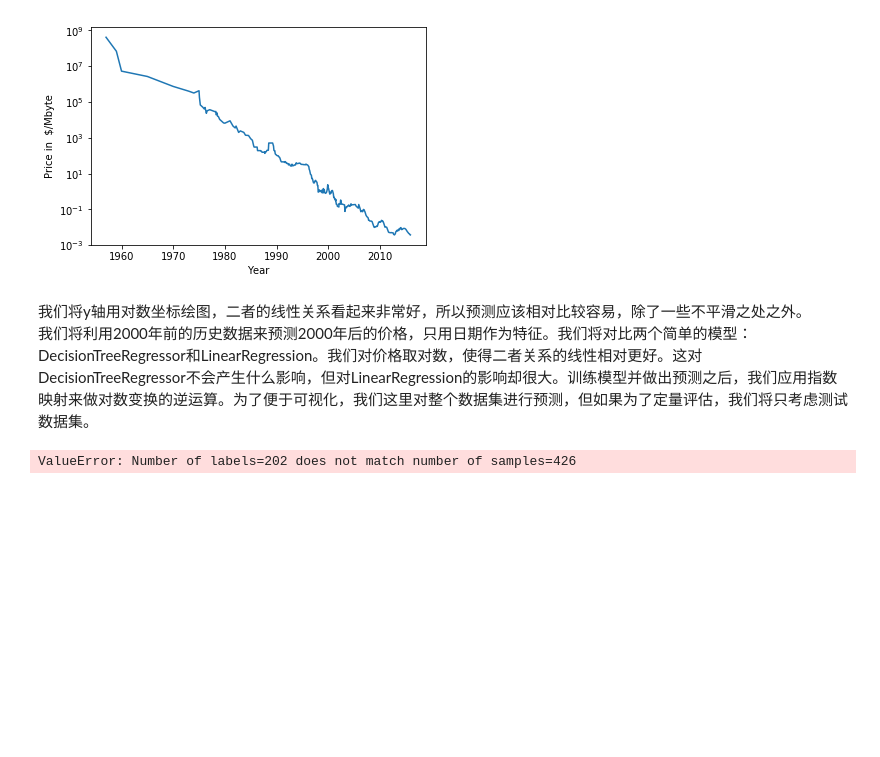
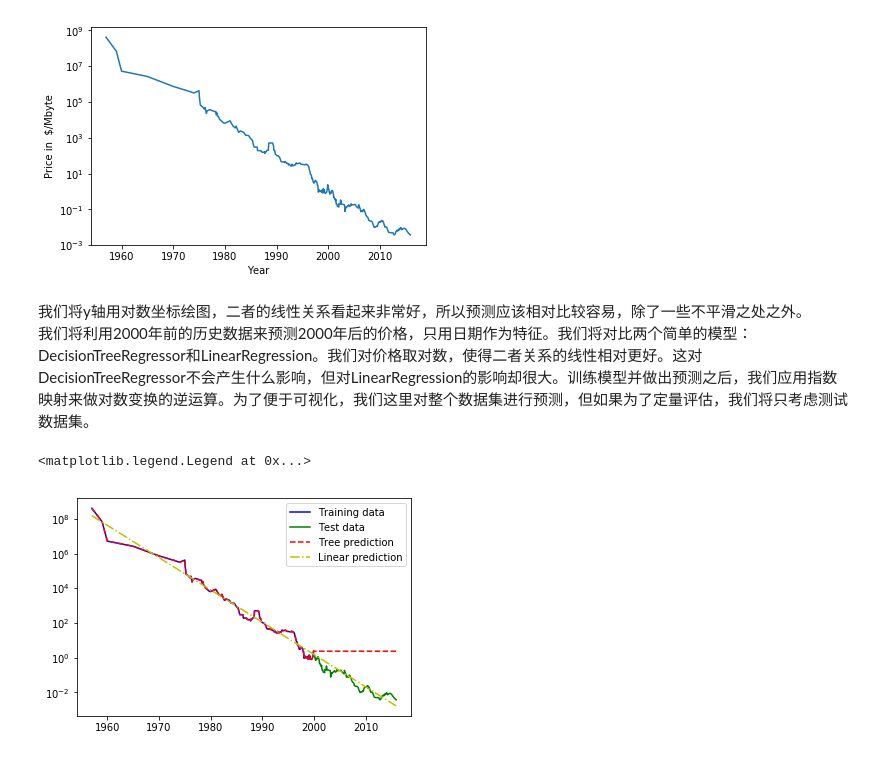
Before and after one commit to foragile/introduction_to_machine_learning_with_python, a Jupyter notebook: chapter02/决策树.ipynb, the cells around one changed output. Drawn from its saved outputs; the diff is of its cells as text; code cells hidden in the pictures; blank space fills up the shorter version.

```diff
--- a/chapter02/决策树.ipynb
+++ b/chapter02/决策树.ipynb
@@ -157,32 +157,35 @@ Text(0, 0.5, 'Price in  $/Mbyte')
 # %%
 from sklearn.tree import DecisionTreeRegressor
 from sklearn.linear_model import LinearRegression
+import matplotlib.pyplot as plt
 
 # 利用历史数据预测2000年后的价格
 data_train=ram_prices[ram_prices.date<2000]
 data_test=ram_prices[ram_prices.date>=2000]
 
 # 基于日期来预测价格
-X_trian=data_train.date[:,np.newaxis]
+X_train=data_train.date[:,np.newaxis]
 # 我们利用对数变换得到数据和目标之间简单的关系
 y_train=np.log(data_train.price)
 
 tree=DecisionTreeRegressor().fit(X_train,y_train)
 linear_reg=LinearRegression().fit(X_train,y_train)
 
 # 对所有数据进行预测
 X_all=ram_prices.date[:,np.newaxis]
 
 pred_tree=tree.predict(X_all)
 pred_lr=linear_reg.predict(X_all)
 
 # 对数变换逆运算
 price_tree=np.exp(pred_tree)
-price_lr=np.exp(pred_tree)
+price_lr=np.exp(pred_lr)
 
-plt.semilogy(data_train.date,data_train.price,label="Training data")
-plt.semilogy(data_test.date,data_train.price,label="Test data")
-plt.semilogy(ram_prices.date,price_tree,label="Tree prediction")
-plt.semilogy(ram_prices.date,price_lr,label="Linear prediction")
+plt.semilogy(data_train.date,data_train.price,label="Training data",color='b')
+plt.semilogy(data_test.date,data_test.price,label="Test data",color='g', linestyle='-')
+plt.semilogy(ram_prices.date,price_tree,label="Tree prediction",color='r',linestyle='--')
+plt.semilogy(ram_prices.date,price_lr,label="Linear prediction",color='y',linestyle='-.')
+plt.legend()
 # %% [output]
-ValueError: Number of labels=202 does not match number of samples=426
+<matplotlib.legend.Legend at 0x...>
+[figure, added]
```
Also changed, not shown: parts of 2 cells of this notebook, 1 other file.
